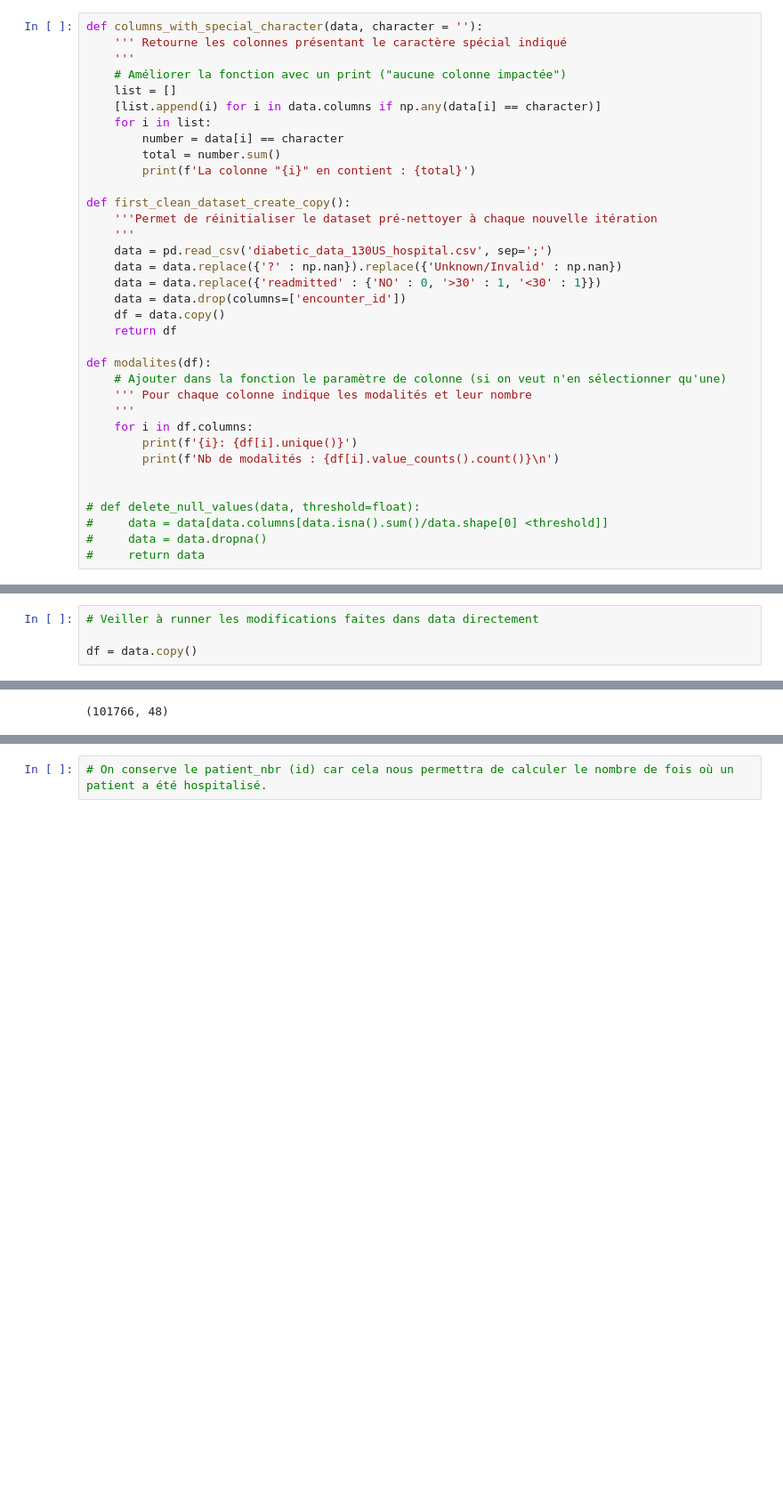
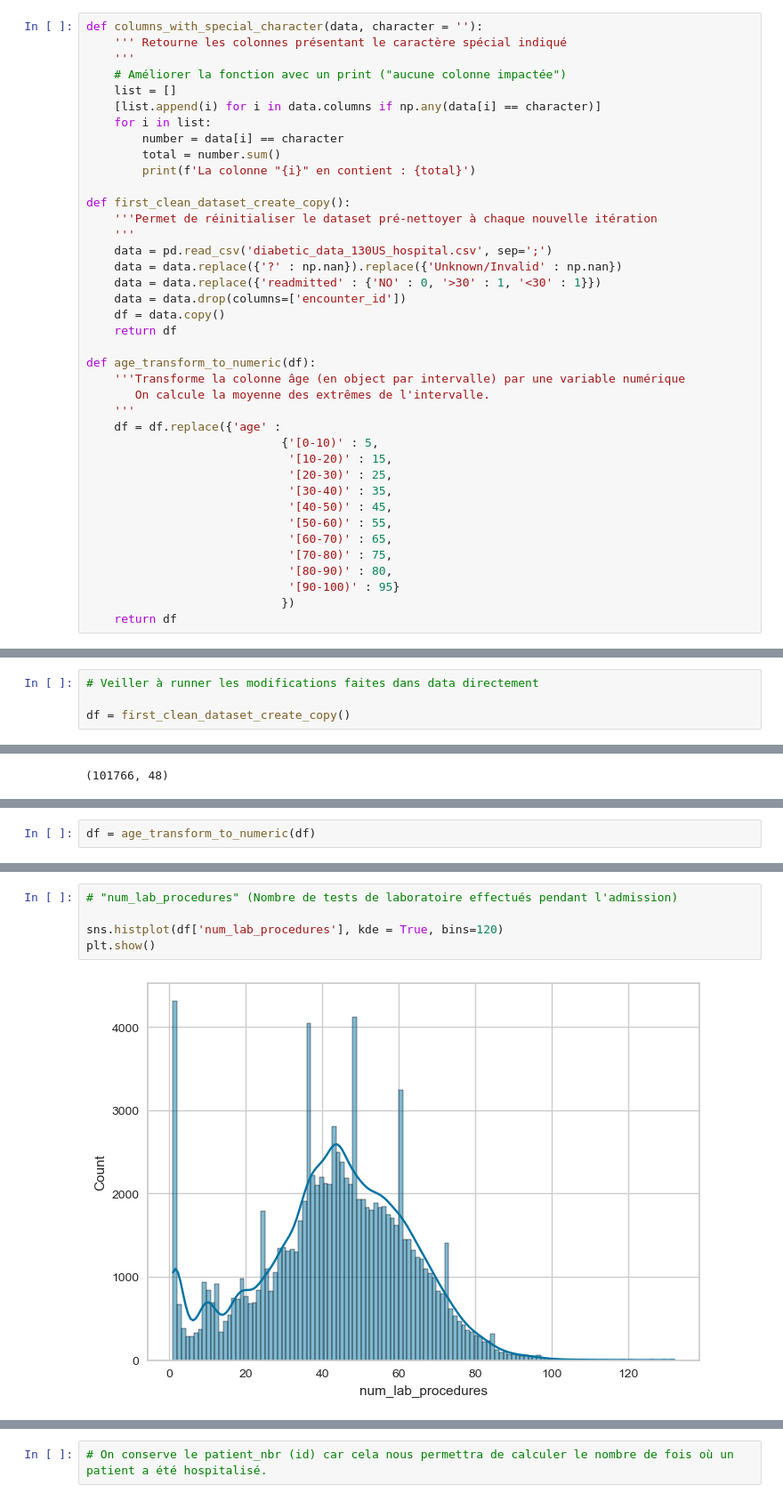
Before and after one commit to Gwendelina/130US_diabete, a Jupyter notebook: 130US_diabete.ipynb, the cells around one changed output, grey strips where cells are left out. Shown at 89% size. Saved outputs shown, nothing was run; the diff lists cells and outputs as text; blank space fills up the shorter version.

```diff
--- a/130US_diabete.ipynb
+++ b/130US_diabete.ipynb
@@ -105,19 +113,23 @@ def first_clean_dataset_create_copy():
     df = data.copy()
     return df
 
-def modalites(df):
-    # Ajouter dans la fonction le paramètre de colonne (si on veut n'en sélectionner qu'une)
-    ''' Pour chaque colonne indique les modalités et leur nombre
+def age_transform_to_numeric(df):
+    '''Transforme la colonne âge (en object par intervalle) par une variable numérique
+       On calcule la moyenne des extrêmes de l'intervalle.
     '''
-    for i in df.columns:
-        print(f'{i}: {df[i].unique()}')
-        print(f'Nb de modalités : {df[i].value_counts().count()}\n')
-
-
-# def delete_null_values(data, threshold=float):
-#     data = data[data.columns[data.isna().sum()/data.shape[0] <threshold]]
-#     data = data.dropna()
-#     return data
+    df = df.replace({'age' :
+                            {'[0-10)' : 5,
+                             '[10-20)' : 15,
+                             '[20-30)' : 25,
+                             '[30-40)' : 35,
+                             '[40-50)' : 45,
+                             '[50-60)' : 55,
+                             '[60-70)' : 65,
+                             '[70-80)' : 75,
+                             '[80-90)' : 80,
+                             '[90-100)' : 95}
+                            })
+    return df
 # %% [markdown]
 ## Entrainement du modèle
 # %%
@@ -835,7 +847,7 @@ prediction_joblib
 # %%
 # Veiller à runner les modifications faites dans data directement
 
-df = data.copy()
+df = first_clean_dataset_create_copy()
 # %%
 df.head()
 # %% [output]
@@ -905,0 +936,2 @@ df.shape
+# %%
+df = age_transform_to_numeric(df)
@@ -905,0 +981,7 @@ df.shape
+# %%
+# "num_lab_procedures" (Nombre de tests de laboratoire effectués pendant l'admission)
+
+sns.histplot(df['num_lab_procedures'], kde = True, bins=120)
+plt.show()
+# %% [output]
+[figure, added]
```
Also changed, not shown: parts of 45 cells of this notebook.
